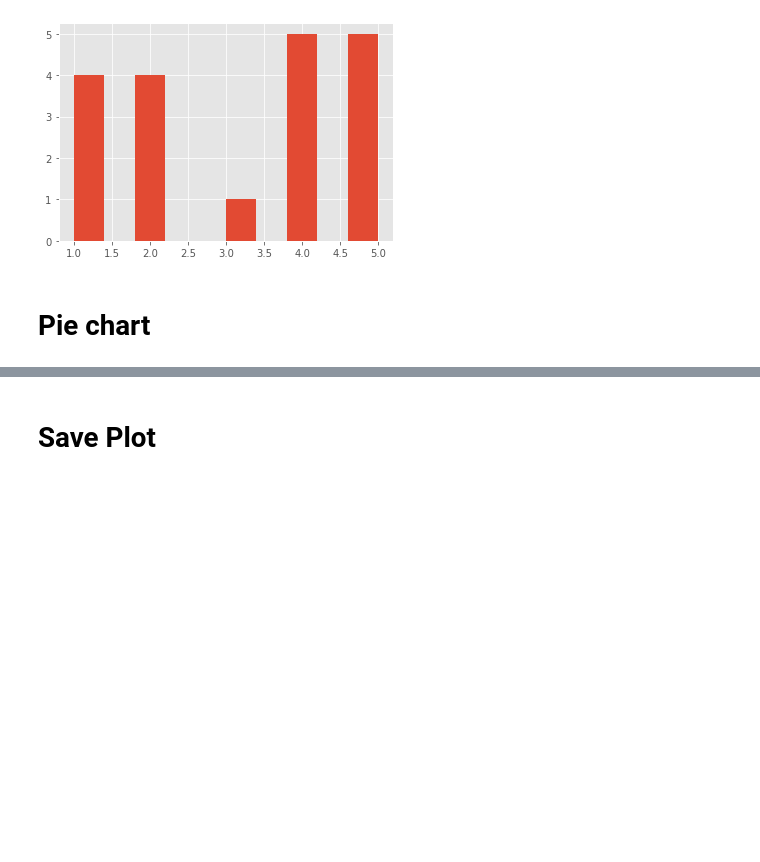
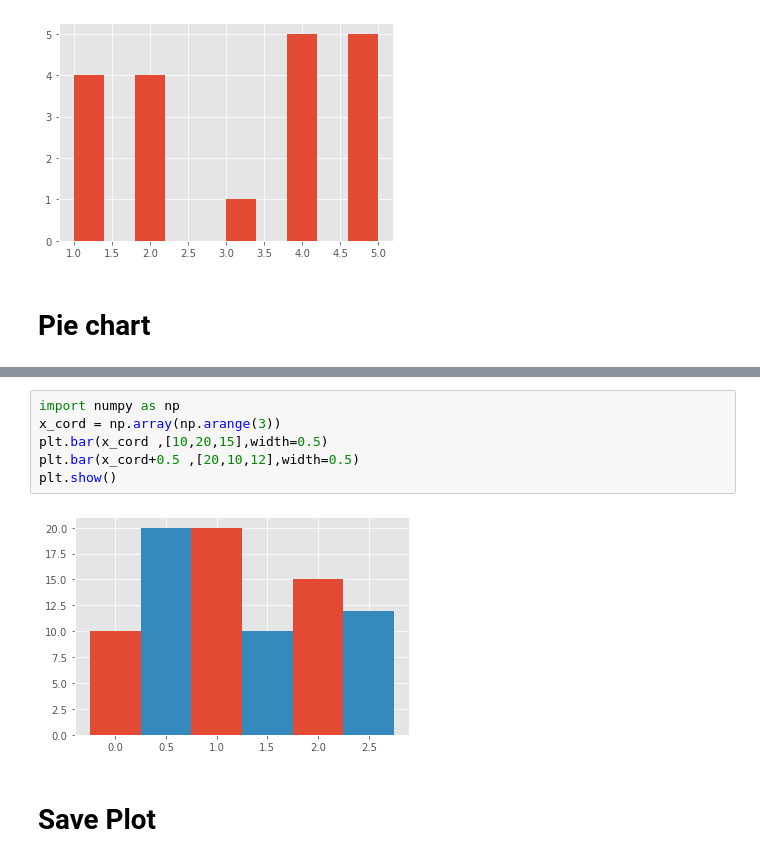
Before and after one commit to ksalokya/Matplotlib, a Jupyter notebook: Matplotlib.ipynb, the cells around one changed output, grey strips where cells are left out. Cells and saved outputs as stored; diff of their text form; blank space fills up the shorter version.

```diff
--- a/Matplotlib.ipynb
+++ b/Matplotlib.ipynb
@@ -125,3 +132,11 @@ plt.show()
+# %%
+import numpy as np
+x_cord = np.array(np.arange(3))
+plt.bar(x_cord ,[10,20,15],width=0.5)
+plt.bar(x_cord+0.5 ,[20,10,12],width=0.5)
+plt.show()
+# %% [output]
+[figure, added]
 # %% [markdown]
 # Save Plot
 # %%
```
Also changed, not shown: parts of 3 cells of this notebook.
